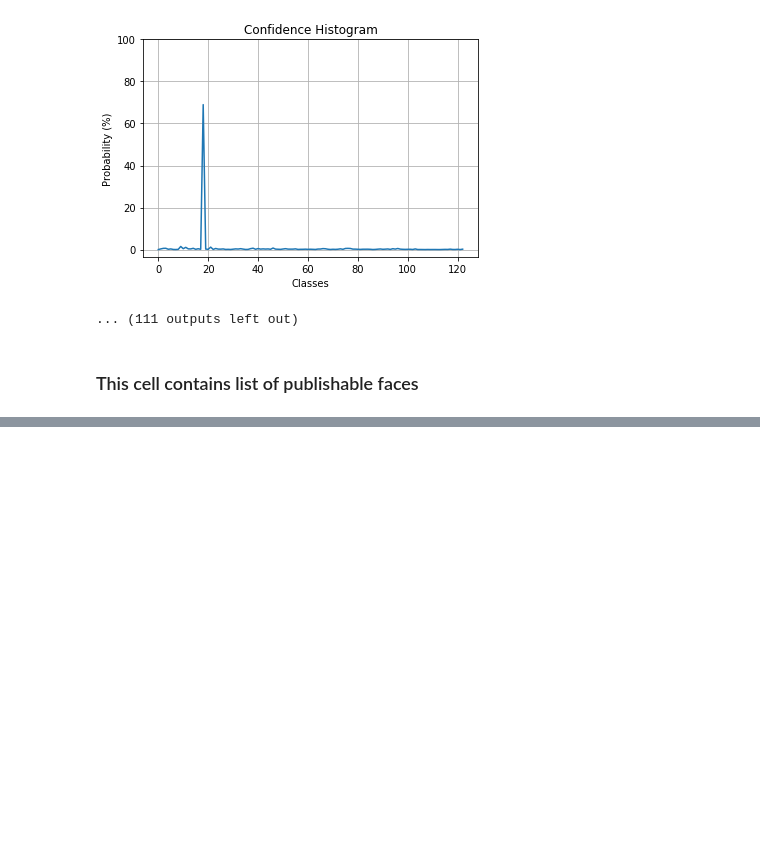
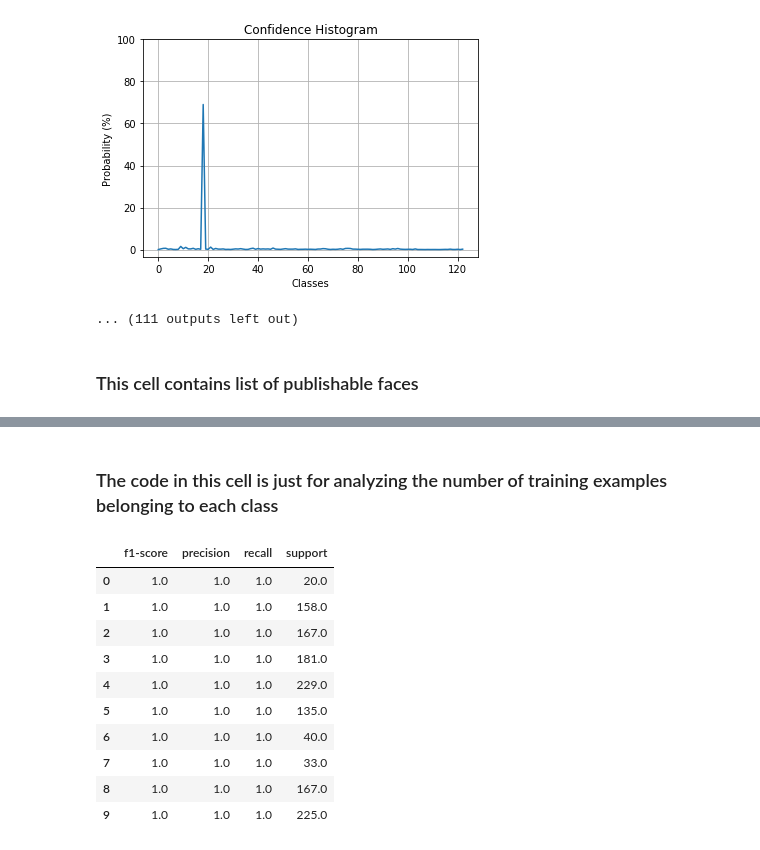
Before and after one commit to maxxiefjv/ACVPR-ExpressionInvariantFaceRecognition, a Jupyter notebook: Ananthu_code/Combined_dataset_validation_approach.ipynb, the cells around one changed output, grey strips where cells are left out. Drawn from its saved outputs; the diff is of its cells as text; code cells hidden in the pictures; blank space fills up the shorter version.

```diff
--- a/Ananthu_code/Combined_dataset_validation_approach.ipynb
+++ b/Ananthu_code/Combined_dataset_validation_approach.ipynb
@@ -704,0 +712,19 @@ plt.legend()
+# %% [markdown]
+### The code in this cell is just for analyzing the number of training examples belonging to each class
+# %%
+y_pred_shape_free_train = model_SVM.predict(trainX)
+report = classification_report(trainy, y_pred_shape_free_train, output_dict=True)
+df = pd.DataFrame(report).transpose()
+df.head(10)
+# %% [output]
+|  | f1-score | precision | recall | support |
+| 0 | 1.0 | 1.0 | 1.0 | 20.0 |
+| 1 | 1.0 | 1.0 | 1.0 | 158.0 |
+| 2 | 1.0 | 1.0 | 1.0 | 167.0 |
+| 3 | 1.0 | 1.0 | 1.0 | 181.0 |
+| 4 | 1.0 | 1.0 | 1.0 | 229.0 |
+| 5 | 1.0 | 1.0 | 1.0 | 135.0 |
+| 6 | 1.0 | 1.0 | 1.0 | 40.0 |
+| 7 | 1.0 | 1.0 | 1.0 | 33.0 |
+| 8 | 1.0 | 1.0 | 1.0 | 167.0 |
+| 9 | 1.0 | 1.0 | 1.0 | 225.0 |
```
Also changed, not shown: parts of 3 cells of this notebook, 6 other files.
